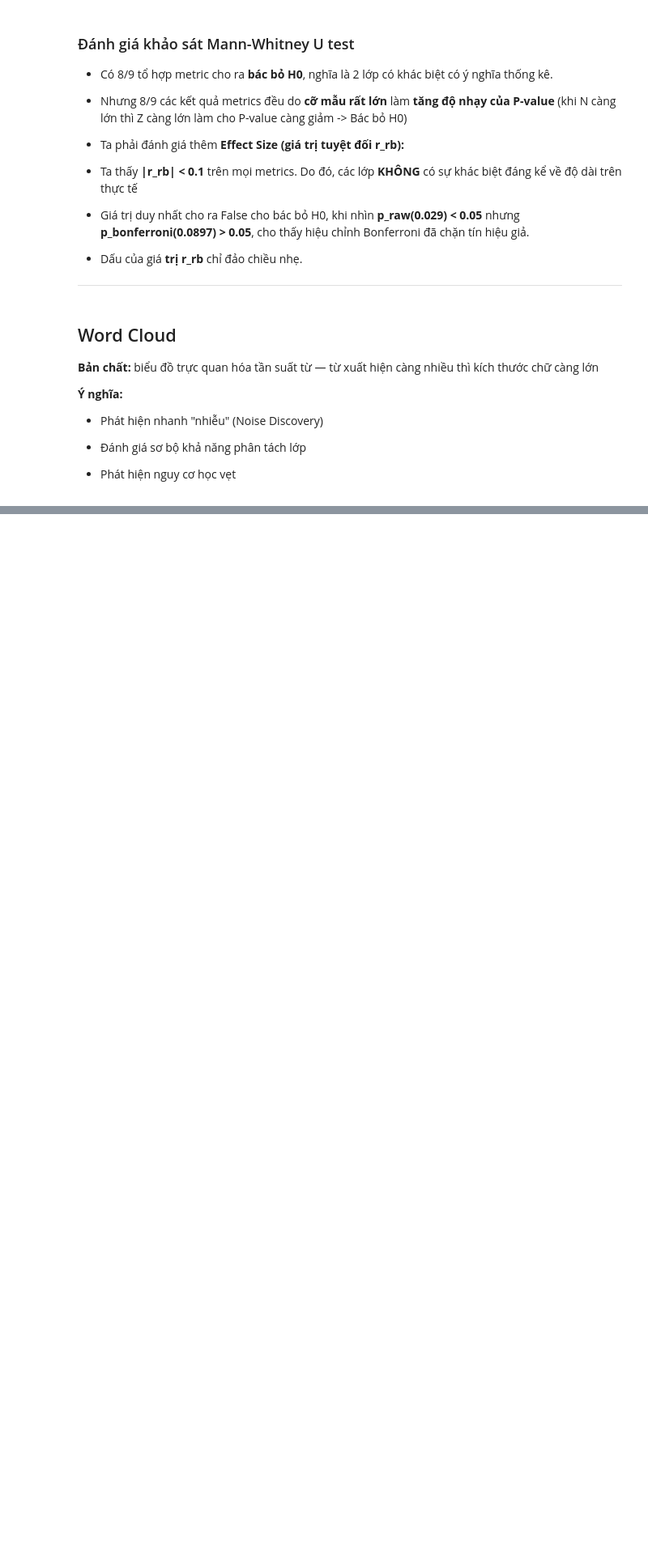
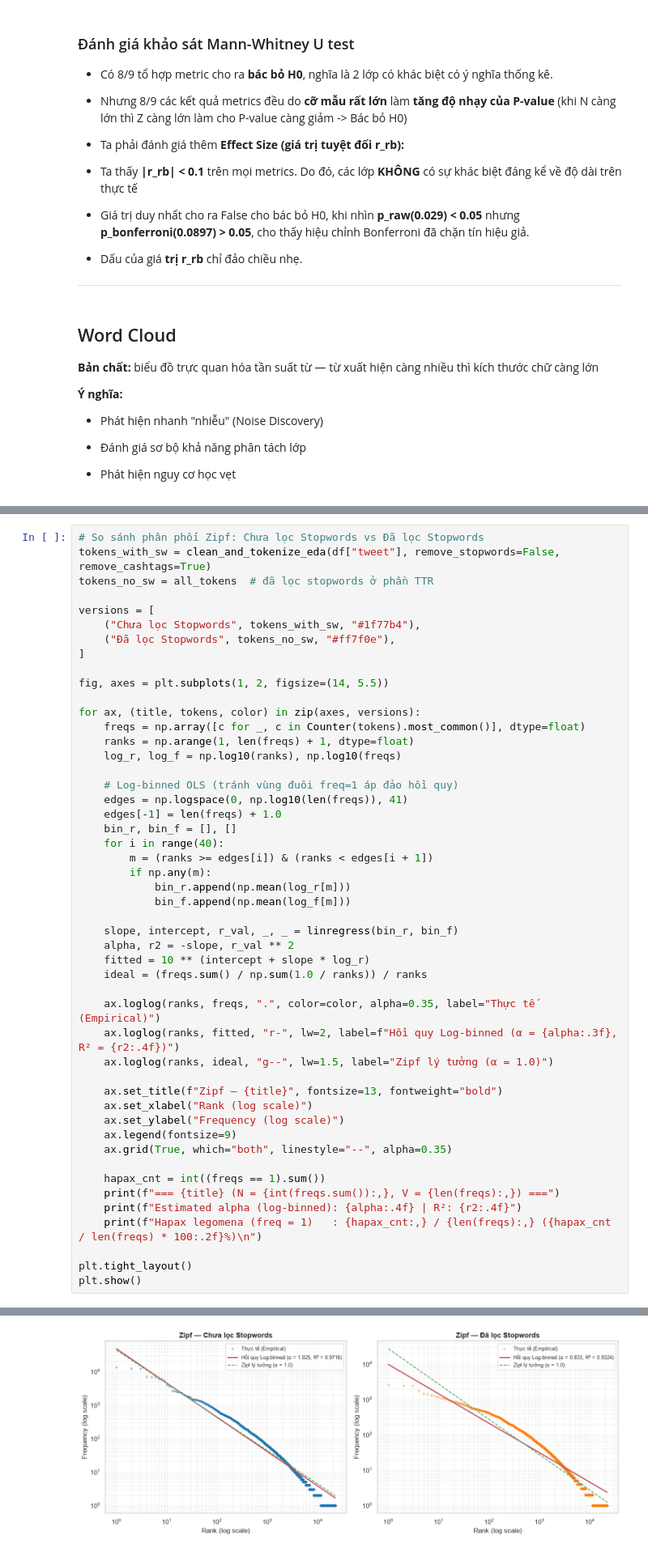
Before and after one commit to Quanbro07/data-mining, a Jupyter notebook: book/06_text_preprocessing.ipynb, the cells around one changed output, grey strips where cells are left out. Shown at 81% size. Cells and saved outputs as stored; diff of their text form; blank space fills up the shorter version.

```diff
--- a/book/06_text_preprocessing.ipynb
+++ b/book/06_text_preprocessing.ipynb
@@ -321,0 +676,50 @@ display(res_df)
+# %%
+# So sánh phân phối Zipf: Chưa lọc Stopwords vs Đã lọc Stopwords
+tokens_with_sw = clean_and_tokenize_eda(df["tweet"], remove_stopwords=False, remove_cashtags=True)
+tokens_no_sw = all_tokens  # đã lọc stopwords ở phần TTR
+
+versions = [
+    ("Chưa lọc Stopwords", tokens_with_sw, "#1f77b4"),
+    ("Đã lọc Stopwords", tokens_no_sw, "#ff7f0e"),
+]
+
+fig, axes = plt.subplots(1, 2, figsize=(14, 5.5))
+
+for ax, (title, tokens, color) in zip(axes, versions):
+    freqs = np.array([c for _, c in Counter(tokens).most_common()], dtype=float)
+    ranks = np.arange(1, len(freqs) + 1, dtype=float)
+    log_r, log_f = np.log10(ranks), np.log10(freqs)
+
+    # Log-binned OLS (tránh vùng đuôi freq=1 áp đảo hồi quy)
+    edges = np.logspace(0, np.log10(len(freqs)), 41)
+    edges[-1] = len(freqs) + 1.0
+    bin_r, bin_f = [], []
+    for i in range(40):
+        m = (ranks >= edges[i]) & (ranks < edges[i + 1])
+        if np.any(m):
+            bin_r.append(np.mean(log_r[m]))
+            bin_f.append(np.mean(log_f[m]))
+
+    slope, intercept, r_val, _, _ = linregress(bin_r, bin_f)
+    alpha, r2 = -slope, r_val ** 2
+    fitted = 10 ** (intercept + slope * log_r)
+    ideal = (freqs.sum() / np.sum(1.0 / ranks)) / ranks
+
+    ax.loglog(ranks, freqs, ".", color=color, alpha=0.35, label="Thực tế (Empirical)")
+    ax.loglog(ranks, fitted, "r-", lw=2, label=f"Hồi quy Log-binned (α = {alpha:.3f}, R² = {r2:.4f})")
+    ax.loglog(ranks, ideal, "g--", lw=1.5, label="Zipf lý tưởng (α = 1.0)")
+
+    ax.set_title(f"Zipf — {title}", fontsize=13, fontweight="bold")
+    ax.set_xlabel("Rank (log scale)")
+    ax.set_ylabel("Frequency (log scale)")
+    ax.legend(fontsize=9)
+    ax.grid(True, which="both", linestyle="--", alpha=0.35)
+
+    hapax_cnt = int((freqs == 1).sum())
+    print(f"=== {title} (N = {int(freqs.sum()):,}, V = {len(freqs):,}) ===")
+    print(f"Estimated alpha (log-binned): {alpha:.4f} | R²: {r2:.4f}")
+    print(f"Hapax legomena (freq = 1)   : {hapax_cnt:,} / {len(freqs):,} ({hapax_cnt / len(freqs) * 100:.2f}%)\n")
+
+plt.tight_layout()
+plt.show()
+# %% [output]
@@ -321,0 +733 @@ display(res_df)
+[figure, added]
```
Also changed, not shown: parts of 17 cells of this notebook, 1 other file.
